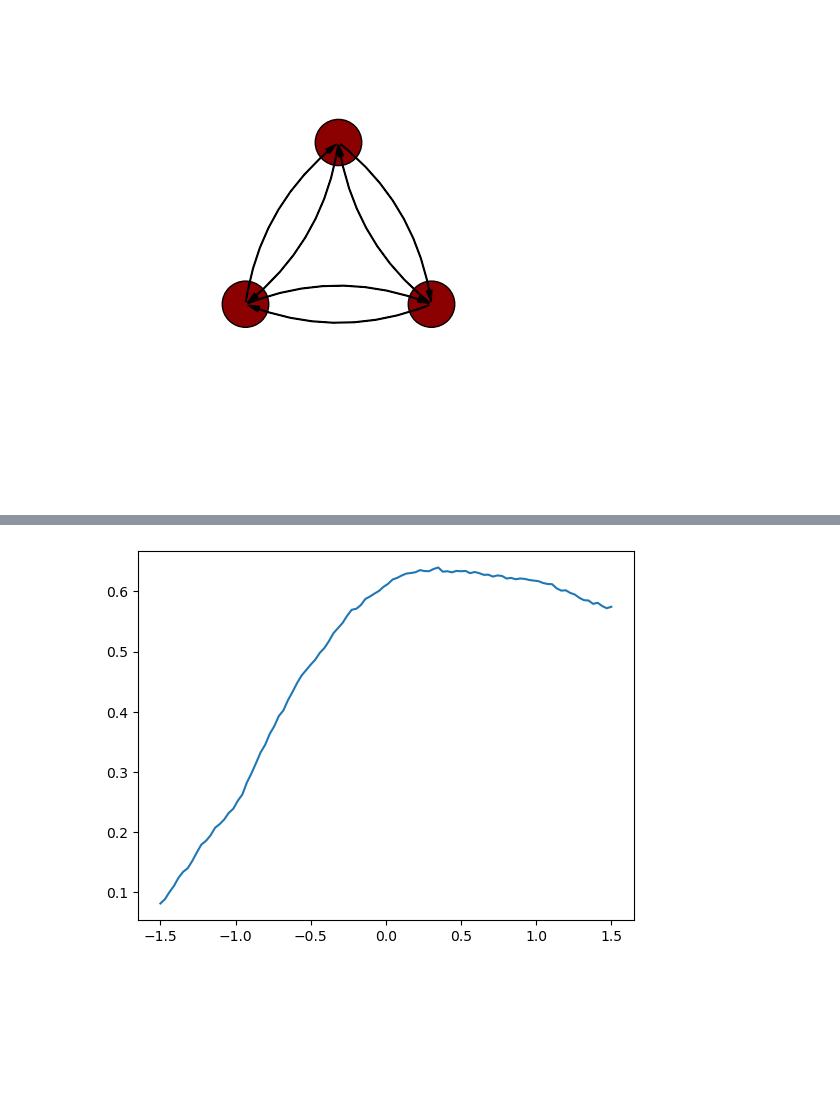
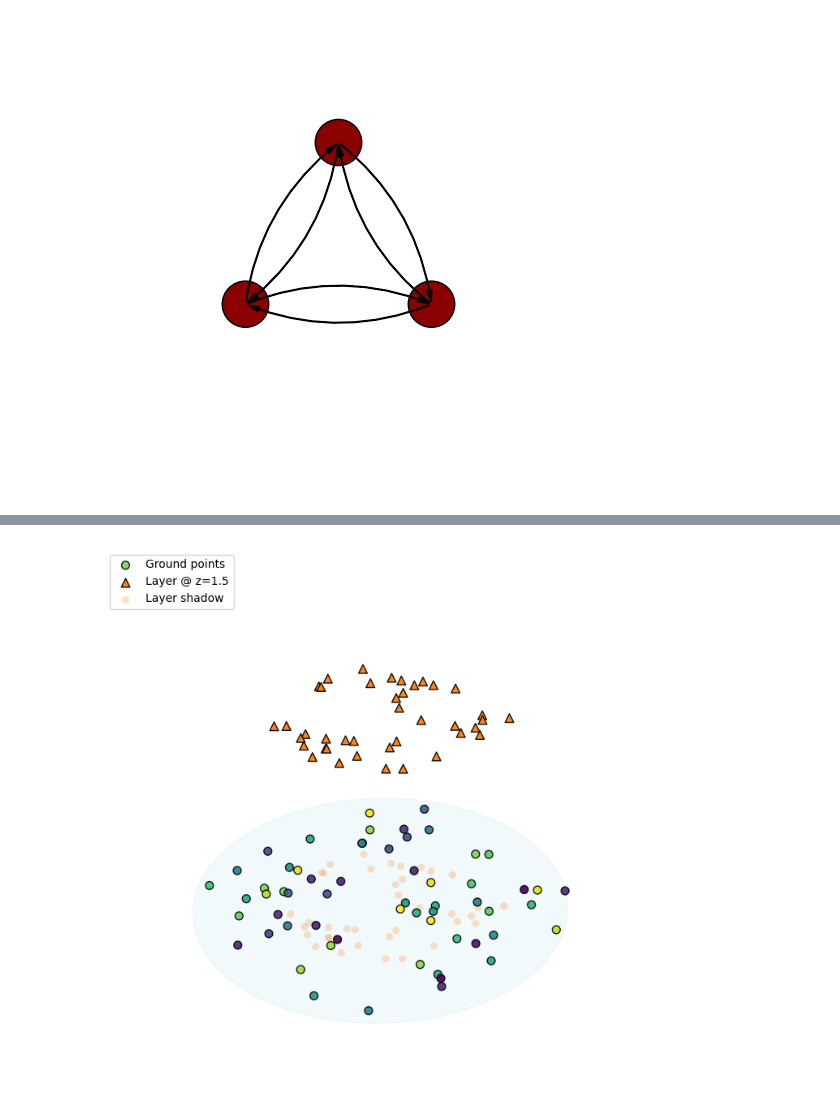
Before and after one commit to jwass1997/kmc_project, a Jupyter notebook: scripts/python_scripts/making_figures.ipynb, the cells around one changed output, grey strips where cells are left out. Cells and saved outputs as stored; diff of their text form; code cells hidden in the pictures; blank space fills up the shorter version.

```diff
--- a/scripts/python_scripts/making_figures.ipynb
+++ b/scripts/python_scripts/making_figures.ipynb
@@ -34,10 +34,96 @@ ax.add_artist(a_13)
 <matplotlib.patches.FancyArrowPatch at 0x...>
 [figure]
 # %%
-data = np.load(f"/gpfs/bwfor/work/ws/hd_gy283-my_data/example_curves/acceptors_voltage_at_output.npz")
-print(data.files)
+import matplotlib.pyplot as plt
+from matplotlib.patches import Circle
+from mpl_toolkits.mplot3d import Axes3D  # noqa: F401
+from mpl_toolkits.mplot3d import art3d
+import numpy as np
 
-v = np.linspace(-1.5, 1.5, 100)
+def scatter_ground_and_layer(
+    x1, y1, x2, y2,
+    h=1.0,
+    c1=None, c2=None,
+    s1=50, s2=60,
+    show_shadows=False,
+    show_ground_plane=False,
+    ground_circle_center=(0.5, 0.5),
+    ground_circle_radius=0.6,
+    ground_circle_color="lightblue",
+    ground_circle_alpha=0.15
+):
+    """
+    Plot two scatters in 3D: one on the ground (z=0) and one at height h.
+    Adds an optional circle on the ground plane.
+    """
+    fig = plt.figure(figsize=(10, 7))
+    ax = fig.add_subplot(111, projection='3d')
 
-plt.plot(v, data["current"])
+    # Z coordinates
+    z1 = np.zeros_like(x1)
+    z2 = np.full_like(x2, h, dtype=float)
+
+    # Main scatters
+    ax.scatter(x1, y1, z1, c=c1, s=s1, alpha=0.9, edgecolors="k", label="Ground points")
+    ax.scatter(x2, y2, z2, c=c2, s=s2, alpha=0.95, edgecolors="k", marker="^", label=f"Layer @ z={h}")
+
+    # Optional: shadows of elevated points on ground
+    if show_shadows:
+        ax.scatter(
+            x2, y2, np.zeros_like(z2),
+            c=c2 if isinstance(c2, str) else "k",
+            s=s2*0.7, alpha=0.25, marker="o", linewidths=0, label="Layer shadow"
+        )
+
+    # Add ground circle at z=0
+    ground_circle = Circle(
+        ground_circle_center,
+        ground_circle_radius,
+        color=ground_circle_color,
+        alpha=ground_circle_alpha
+    )
+    ax.add_patch(ground_circle)
+    art3d.pathpatch_2d_to_3d(ground_circle, z=0, zdir="z")
+
+    # Optional: translucent ground plane
+    if show_ground_plane:
+        xmin, xmax = np.min([np.min(x1), np.min(x2)]), np.max([np.max(x1), np.max(x2)])
+        ymin, ymax = np.min([np.min(y1), np.min(y2)]), np.max([np.max(y1), np.max(y2)])
+        Xp, Yp = np.meshgrid(np.linspace(xmin, xmax, 2), np.linspace(ymin, ymax, 2))
+        Zp = np.zeros_like(Xp)
+        ax.plot_surface(Xp, Yp, Zp, alpha=0.08, rstride=1, cstride=1, linewidth=0)
+
+    # Clean up axes
+    ax.set_axis_off()
+    ax.grid(False)
+    ax.set_xticks([])
+    ax.set_yticks([])
+    ax.set_zticks([])
+    ax.view_init(elev=35, azim=135)
+    ax.legend(loc="upper left")
+
+    plt.tight_layout()
+    plt.show()
+
+# --- Example usage ---
+if __name__ == "__main__":
+    rng = np.random.default_rng(42)
+    x1 = rng.uniform(0, 1, 60)
+    y1 = rng.uniform(0, 1, 60)
+    x2 = rng.uniform(0.2, 0.8, 40)
+    y2 = rng.uniform(0.2, 0.8, 40)
+    colors1 = rng.random(60)
+    colors2 = "tab:orange"
+
+    scatter_ground_and_layer(
+        x1, y1, x2, y2,
+        h=1.5,
+        c1=colors1, c2=colors2,
+        show_shadows=True,
+        show_ground_plane=False,
+        ground_circle_center=(0.5, 0.5),
+        ground_circle_radius=0.6,
+        ground_circle_color="lightblue",
+        ground_circle_alpha=0.15
+    )
 # %% [output]
@@ -46 +130 @@ plt.plot(v, data["current"])
-[figure, old version]
+[figure, new version]
```
Also changed, not shown: parts of 2 cells of this notebook, 56 other files.
